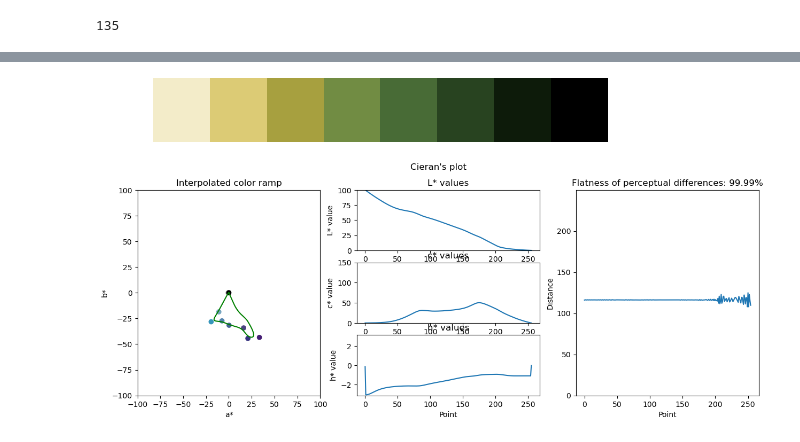
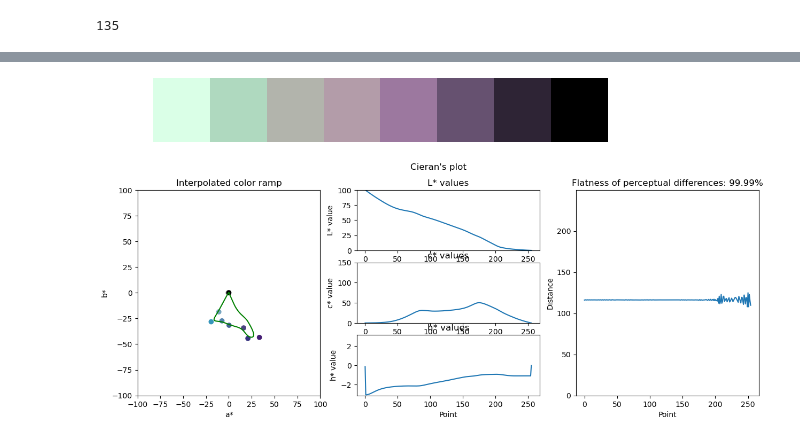
Before and after one commit to matthhong/cieran, a Jupyter notebook: test.ipynb, the cells around one changed output, grey strips where cells are left out. Saved outputs shown, nothing was run; the diff lists cells and outputs as text; code cells hidden in the pictures.

```diff
--- a/test.ipynb
+++ b/test.ipynb
@@ -190,7 +202,7 @@ trajectory.ramp.resampled(255)
 # %%
-top.ramp.resampled(9)
+trajectory.ramp.resampled(9)
 # %% [output]
-[figure, old version]
+[figure, new version]
 # %%
 trajectory.plot_all()
 # %% [output]
```
Also changed, not shown: parts of 11 cells of this notebook, 6 other files.
